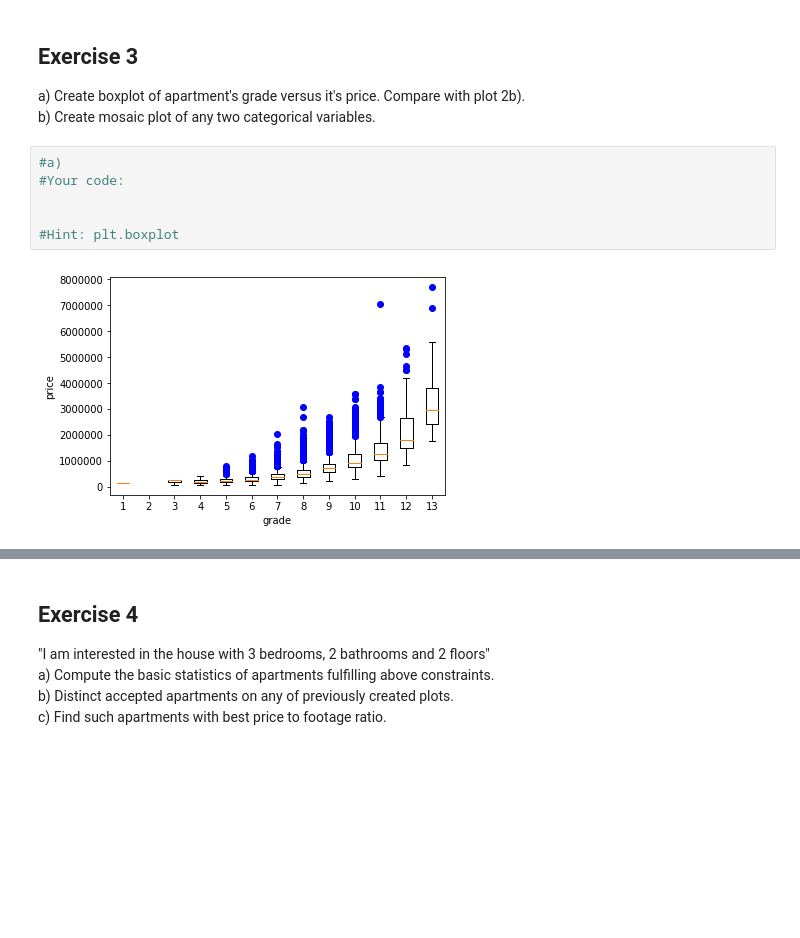
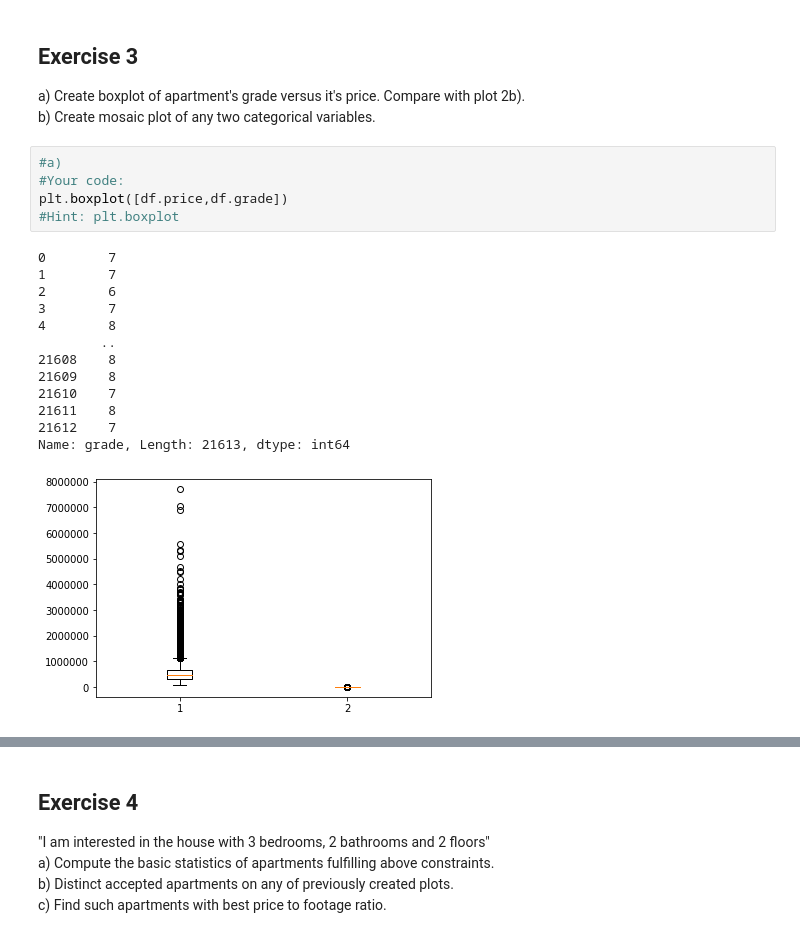
Before and after one commit to SoliareofAstora/studia1920, a Jupyter notebook: analiza_danych/Assigment_1_without_code.ipynb, the cells around one changed output, grey strips where cells are left out. Cells and saved outputs as stored; diff of their text form; blank space fills up the shorter version.

```diff
--- a/analiza_danych/Assigment_1_without_code.ipynb
+++ b/analiza_danych/Assigment_1_without_code.ipynb
@@ -102,11 +163,22 @@ b) Create mosaic plot of any two categorical variables.
 # %%
 #a)
 #Your code:
-
-
+plt.boxplot([df.price,df.grade])
 #Hint: plt.boxplot
 # %% [output]
+0        7
+1        7
+2        6
+3        7
+4        8
+        ..
+21608    8
+21609    8
+21610    7
+21611    8
+21612    7
+Name: grade, Length: 21613, dtype: int64
-[figure, old version]
+[figure, new version]
 # %%
 #b)
 from statsmodels.graphics.mosaicplot import mosaic
```
Also changed, not shown: parts of 14 cells of this notebook, 38 other files.
